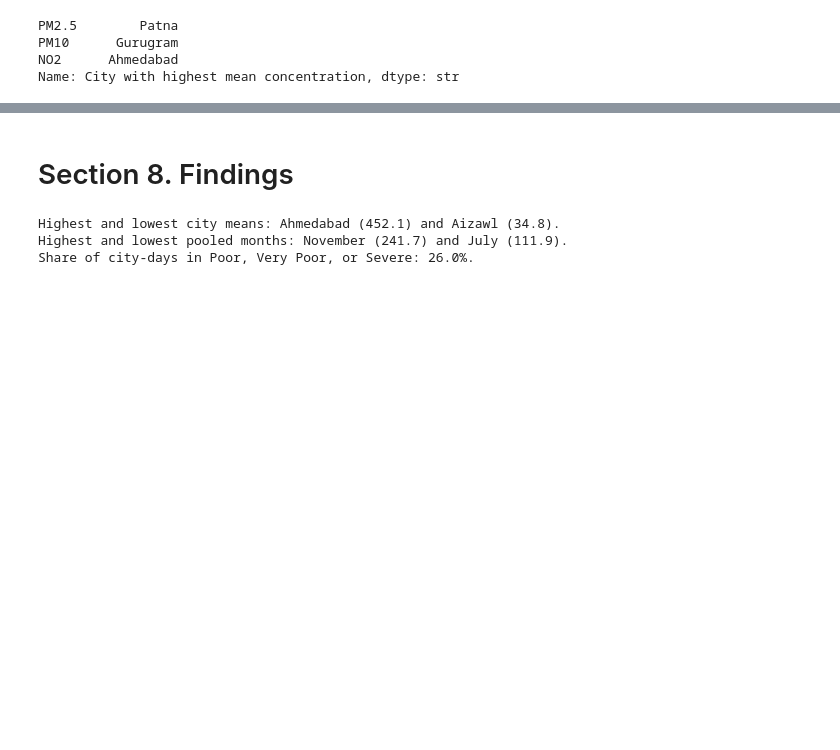
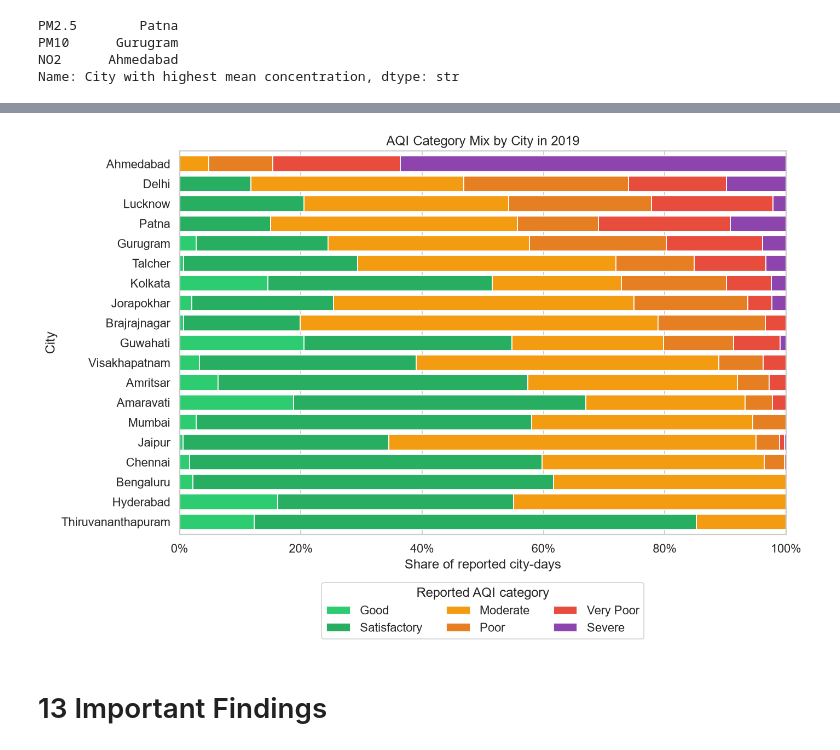
Before and after one commit to omkarrkr/DEV-AAT-SDG11-Air-Quality-Analysis, a Jupyter notebook: notebooks/SDG11_Air_Quality_Analysis.ipynb, the cells around one changed output, grey strips where cells are left out. Saved outputs shown, nothing was run; the diff lists cells and outputs as text; code cells hidden in the pictures; blank space fills up the shorter version.

Commit message:
Complete EDA and update project reports

```diff
--- a/notebooks/SDG11_Air_Quality_Analysis.ipynb
+++ b/notebooks/SDG11_Air_Quality_Analysis.ipynb
@@ -526,0 +563,4 @@ display(city_sensitivity.head())
+# %%
+category_profile = city_aqi_category_profile(df_cleaned)
+display(category_profile)
+print("Cities eligible in 2019:", len(category_profile))
@@ -819,16 +903,18 @@ Name: City with highest mean concentration, dtype: str
+# %%
+from matplotlib.ticker import PercentFormatter
+
+fig, ax = plt.subplots(figsize=(11, 7))
+category_profile[AQI_CATEGORIES].iloc[::-1].plot.barh(
+    stacked=True, ax=ax, color=cat_colors, width=0.78
+)
+ax.set(xlim=(0, 100), xlabel="Share of reported city-days", ylabel="City",
+       title="AQI Category Mix by City in 2019")
+ax.xaxis.set_major_formatter(PercentFormatter(100))
+ax.legend(title="Reported AQI category", ncol=3, loc="upper center",
+          bbox_to_anchor=(0.5, -0.11))
+fig.savefig(GRAPH_DIR / "city_aqi_category_profile_2019.png")
+plt.show()
+# %% [output]
+[figure, added]
 # %% [markdown]
-# Section 8. Findings
+# 13 Important Findings
-# %%
-city_aqi = aqi_summary(df_cleaned, "City").sort_values("Mean", ascending=False)
-month_aqi = aqi_summary(df_cleaned, "Month")["Mean"]
-category_counts = df_cleaned["AQI_Bucket"].value_counts()
-print(f"Highest and lowest city means: {city_aqi.index[0]} ({city_aqi['Mean'].iloc[0]:.1f}) "
-      f"and {city_aqi.index[-1]} ({city_aqi['Mean'].iloc[-1]:.1f}).")
-print(f"Highest and lowest pooled months: {month_aqi.idxmax()} ({month_aqi.max():.1f}) "
-      f"and {month_aqi.idxmin()} ({month_aqi.min():.1f}).")
-print(f"Share of city-days in Poor, Very Poor, or Severe: "
-      f"{category_counts.reindex(['Poor', 'Very Poor', 'Severe'], fill_value=0).sum() / len(df_cleaned):.1%}.")
-# %% [output]
-Highest and lowest city means: Ahmedabad (452.1) and Aizawl (34.8).
-Highest and lowest pooled months: November (241.7) and July (111.9).
-Share of city-days in Poor, Very Poor, or Severe: 26.0%.
```
Also changed, not shown: parts of 59 cells of this notebook, 12 other files.
